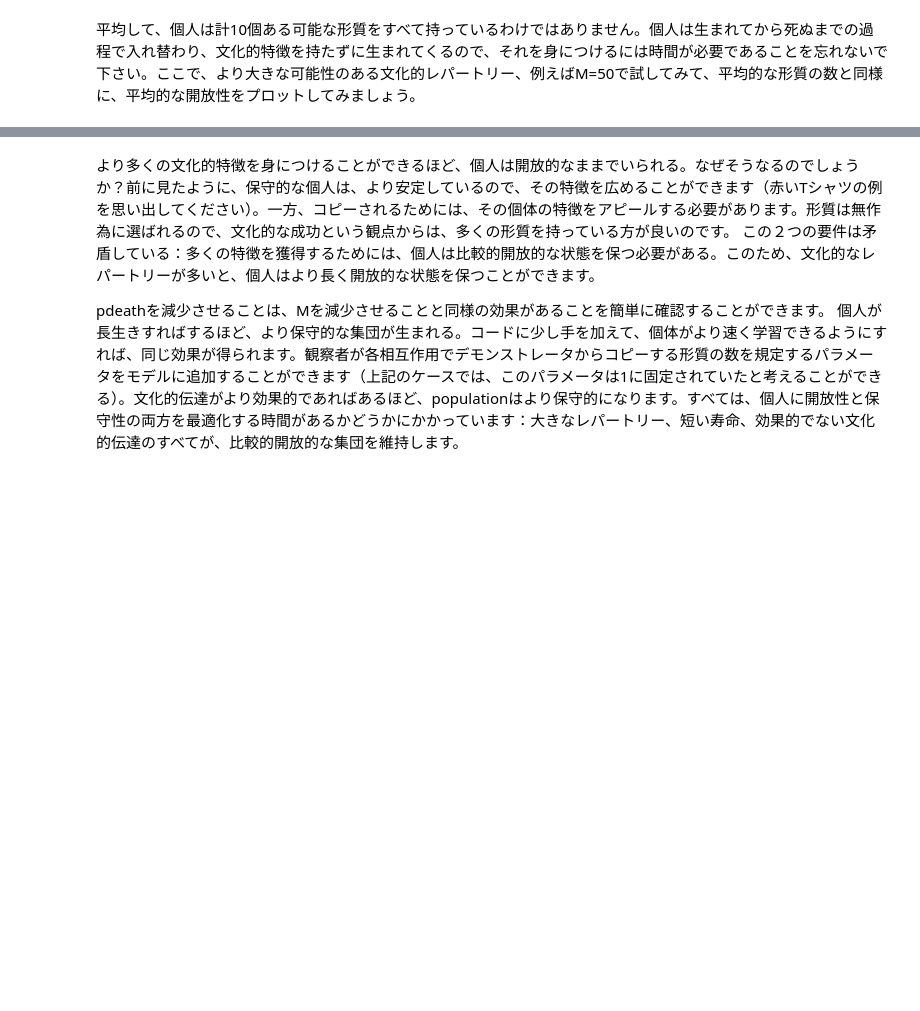
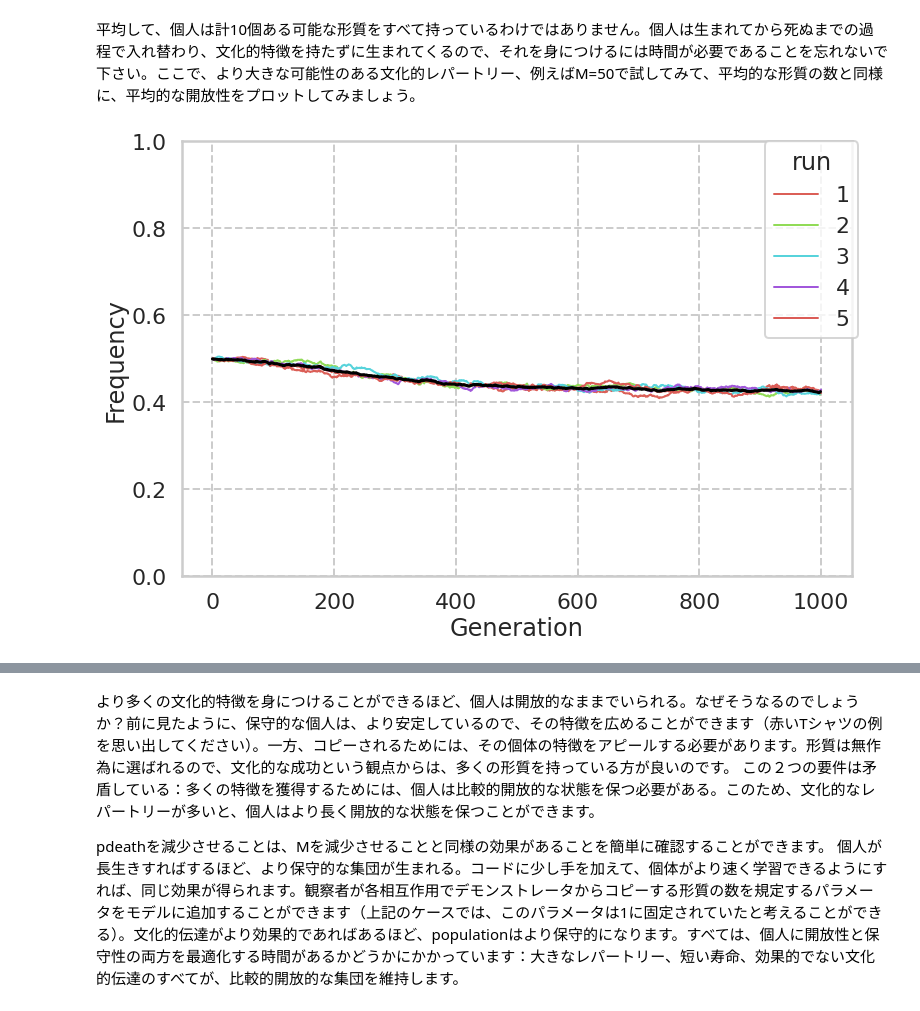
Before and after one commit to kidd000/Acerbi_Textbook, a Jupyter notebook: acerbi_CH11.ipynb, the cells around one changed output, grey strips where cells are left out. Saved outputs shown, nothing was run; the diff lists cells and outputs as text; code cells hidden in the pictures; blank space fills up the shorter version.

```diff
--- a/acerbi_CH11.ipynb
+++ b/acerbi_CH11.ipynb
@@ -234,0 +260,4 @@ plot_multiple_runs(data_model=data_model_3, t_max=1000)
+# %%
+data_model_5 = openness_conservatism_2(N=1000, M=50, mu=0.1, p_death=0.01, t_max=1000, r_max=5)
+# %% [output]
+[figure, added]
```
Also changed, not shown: parts of 11 cells of this notebook.
